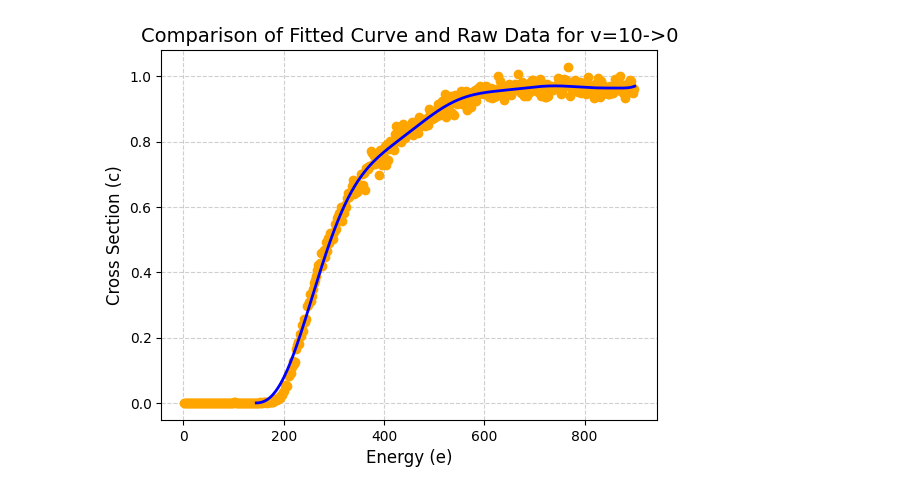
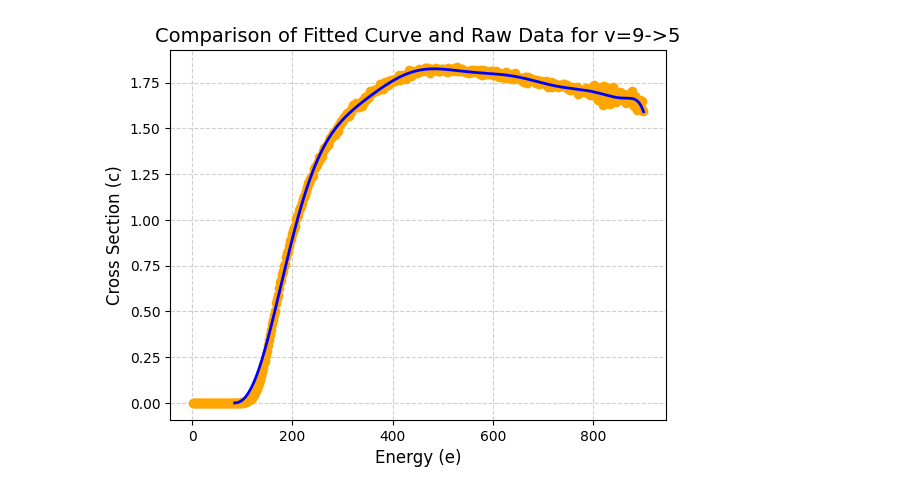
Before and after one commit to lstorchi/MultiFitter, a Jupyter notebook: initialtest.ipynb, the cells around one changed output. Cells and saved outputs as stored; diff of their text form; code cells hidden in the pictures.

```diff
--- a/initialtest.ipynb
+++ b/initialtest.ipynb
@@ -68,8 +68,8 @@ import matplotlib.pyplot as plt
 #for v1t, v2t in v1v2pair_raw:
 #    plt.clf()
 # a selection of v1t and v2t
-v1t = 10 # 9 more states and better stat
-v2t = 0  # 5 more state and better stat
+v1t = 9 # 9 more states and better stat
+v2t = 5  # 5 more state and better stat
 
 if (v1t, v2t) in v1v2pair_raw:
     j1s = set()
@@ -164,8 +164,8 @@ for fname in listing:
 # %%
 assert v1v2pair_raw == v1v2pair_fitted, f"v1v2pair_raw: {v1v2pair_raw}, v1v2pair_fitted: {v1v2pair_fitted}"
 # %%
-v1t = 10
-v2t = 0
+v1t = 9
+v2t = 5
 
 if (v1t, v2t) in v1v2pair_fitted:
     plt.clf()
@@ -196,28 +196,28 @@ v10v0 has j1s: {0, 1, 5, 9, 13, 14} and j2s: {0, 1, 5, 9, 13, 17, 21, 25, 29, 31
 # %%
-v1 = 10
-v2 = 0
+v1 = 9
+v2 = 5
 j1 = 1
 j2 = 1
 
 if (v1, v2) in v1v2pair_fitted and (v1, v2) in v1v2pair_raw:
     plt.clf()
 
     for iv1, iv2, ij1, ij2, infileval in allvalues_raw:
         if iv1 == v1 and iv2 == v2 and ij1 == j1 and ij2 == j2:
             e = [x[0] for x in infileval]
             c = [x[1] for x in infileval]
             plt.plot(e, c, color='orange', marker='o', linestyle='', label='Raw Data')
     for iv1, iv2, ij1, ij2, icoeffs in allvalues_fitted:
         if iv1 == v1 and iv2 == v2 and ij1 == j1 and ij2 == j2:
             e0 = icoeffs[0]
             coeffs = icoeffs[1:]
             energies, csfits, csders = cu.generate_fitted_curve(e0, coeffs)
             plt.plot(energies, csfits, color='blue', linewidth=2, label='Fitted Cross Section')
     plt.xlabel("Energy (e)", fontsize=12)
     plt.ylabel("Cross Section (c)", fontsize=12)
     plt.title(f"Comparison of Fitted Curve and Raw Data for v={v1}->{v2}", fontsize=14)
     plt.grid(True, linestyle='--', alpha=0.6)
     #plt.legend()
     plt.show()
 # %% [output]
-[figure, old version]
+[figure, new version]
```
Also changed, not shown: parts of 2 cells of this notebook, 1 other file.
